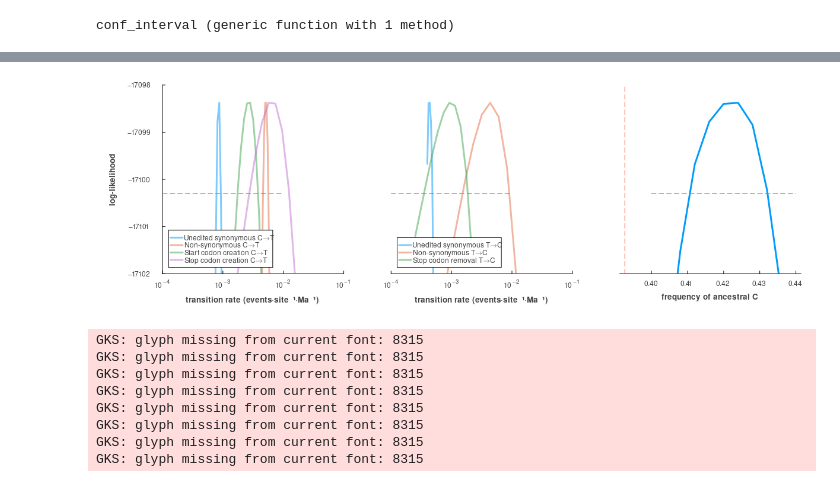
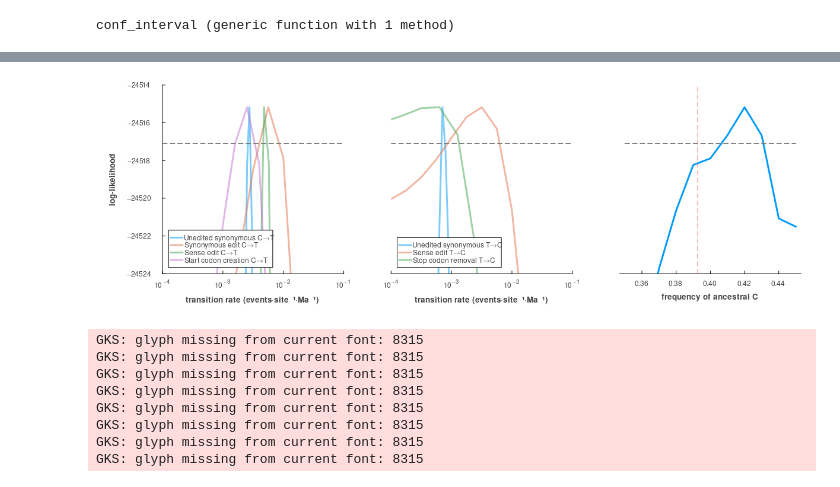
Before and after one commit to ian-small/waterfern_editing, a Jupyter notebook: code/profile_likelihoods.ipynb, the cells around one changed output, grey strips where cells are left out. Drawn from its saved outputs; the diff is of its cells as text; code cells hidden in the pictures.

```diff
--- a/code/profile_likelihoods.ipynb
+++ b/code/profile_likelihoods.ipynb
@@ -3,16 +3,20 @@ using CSV, DataFrames, BioSequences, FASTX, Plots, Plots.Measures, Serialization
 # %%
+function interpolatex(x1, y1, x2, y2, y3)
+    x1 - (x1 - x2) * abs(y1 - y3) / abs(y1 - y2)
+end
+
 function conf_interval(profile, searchspace)
     ml, idx = findmax(profile)
     uconf = idx
     while (profile[uconf] > ml - 1.92) && (uconf < length(profile))
         uconf += 1
     end
-    u=lconf = idx
+    lconf = idx
     while (profile[lconf] > ml - 1.92) && (lconf > 1)
         lconf -= 1
     end
     mle = searchspace[idx]
-    mle, searchspace[uconf] - mle, mle - searchspace[lconf]
+    mle, interpolatex(searchspace[uconf], profile[uconf], searchspace[idx], profile[idx], ml - 1.92)  - mle, mle - interpolatex(searchspace[idx], profile[idx], searchspace[lconf], profile[lconf], ml - 1.92)
 end
 # %% [output]
 conf_interval (generic function with 1 method)
@@ -91,41 +97,39 @@ savefig("mt profiles conf intervals.svg")
 # %%
-cp_profiles = deserialize("fully_partitioned_cp_zoom.bin")
-
-labels = ["Unedited synonymous T→C","Unedited synonymous C→T","Non-synonymous C→T","Start codon creation C→T","Stop codon creation C→T","Non-synonymous T→C","Stop codon removal T→C"]
+cp_profiles = deserialize("fully_partitioned_cp_syn_zoom.bin")
 
 resolution = 11
-ancestral = range(0.39,0.44; length = resolution)
+ancestral = range(0.35,0.45; length = resolution)
 searchspaces = Base.LogRange[]
-push!(searchspaces, logrange(10^-3.4, 10^-3.2, resolution))
-push!(searchspaces, logrange(10^-3.3, 10^-3, resolution))
-push!(searchspaces, logrange(10^-2.4, 10^-2.2, resolution))
-push!(searchspaces, logrange(10^-2.8, 10^-2.3, resolution))
-push!(searchspaces, logrange(10^-2.9, 10^-1.8, resolution))
-push!(searchspaces, logrange(10^-3.2, 10^-1.8, resolution))
-push!(searchspaces, logrange(10^-3.6, 10^-2.66, resolution))
+push!(searchspaces, logrange(10^-3.5, 10^-3.0, resolution))
+push!(searchspaces, logrange(10^-2.8, 10^-2.4, resolution))
+push!(searchspaces, logrange(10^-4.0, 10^-1.5, resolution))
+push!(searchspaces, logrange(10^-2.8, 10^-2.0, resolution))
+push!(searchspaces, logrange(10^-4.0, 10^-2.0, resolution))
+push!(searchspaces, logrange(10^-4.0, 10^-1.5, resolution))
+push!(searchspaces, logrange(10^-5.0, 10^-2.0, resolution))
 
-plot(;legendposition = :bottomleft, tickfontsize = 8, ylims = (-17102,-17098), layout = (1, 3), size = (1200, 400),
+plot(;legendposition = :bottomleft, ylims = (-24524,-24514), tickfontsize = 8, layout = (1, 3), size = (1200, 400),
     xguide = "transition rate (events⋅site⁻¹⋅Ma⁻¹)", fontfamily = "Helvetica", guidefontfamily = "Helvetica Bold", guidefontsize = 9, grid = false, bottom_margin = 10mm)
 plot!(; subplot = 1, xscale = :log10, xlims = (1e-4, 1e-1), yguide = "log-likelihood", left_margin = 10mm)
 plot!(; subplot = 2, xscale = :log10, xlims = (1e-4, 1e-1), yaxis = false)
 plot!(; subplot = 3, yaxis = false)
-for d in 1:ndims(mt_profiles)-1
+for d in 1:ndims(cp_profiles)-1
     subplot = 1
     if d ∈ [1,6,7]
         subplot = 2
     end
     plot!(searchspaces[d], maximum.(eachslice(cp_profiles, dims = d)); subplot=subplot, lw = 3, alpha = 0.5, label = labels[d])
 end
-plot!([1e-5, 1e-2],[maximum(cp_profiles) - 1.92, maximum(cp_profiles) - 1.92]; ls = :dash, color = :gray, label = false)
-plot!([1e-5, 1e-2],[maximum(cp_profiles) - 1.92, maximum(cp_profiles) - 1.92]; subplot=2, ls = :dash, color = :gray, label = false)
+plot!([1e-4, 1e-1],[maximum(cp_profiles) - 1.92, maximum(cp_profiles) - 1.92]; ls = :dash, color = :gray, label = false)
+plot!([1e-4, 1e-1],[maximum(cp_profiles) - 1.92, maximum(cp_profiles) - 1.92]; subplot=2, ls = :dash, color = :gray, label = false)
 
 d = 8
-domain = range(0.40,0.44; length = resolution)
+domain = ancestral
 plot!(domain, maximum.(eachslice(cp_profiles, dims = d)); subplot = 3, lw = 3, xguide = "frequency of ancestral C", label = false)
-plot!([0.40,0.44],[maximum(cp_profiles) - 1.92, maximum(cp_profiles) - 1.92]; subplot = 3, ls = :dash, color = :gray, label = false)
+plot!([minimum(ancestral),maximum(ancestral)],[maximum(cp_profiles) - 1.92, maximum(cp_profiles) - 1.92]; subplot = 3, ls = :dash, color = :gray, label = false)
 vline!([0.3926354453627181]; subplot = 3, ls = :dash, color = :tomato, label = false)
 # %% [output]
-[figure, old version]
+[figure, new version]
 GKS: glyph missing from current font: 8315
 GKS: glyph missing from current font: 8315
 GKS: glyph missing from current font: 8315
```
Also changed, not shown: parts of 8 cells of this notebook, 20 other files.
